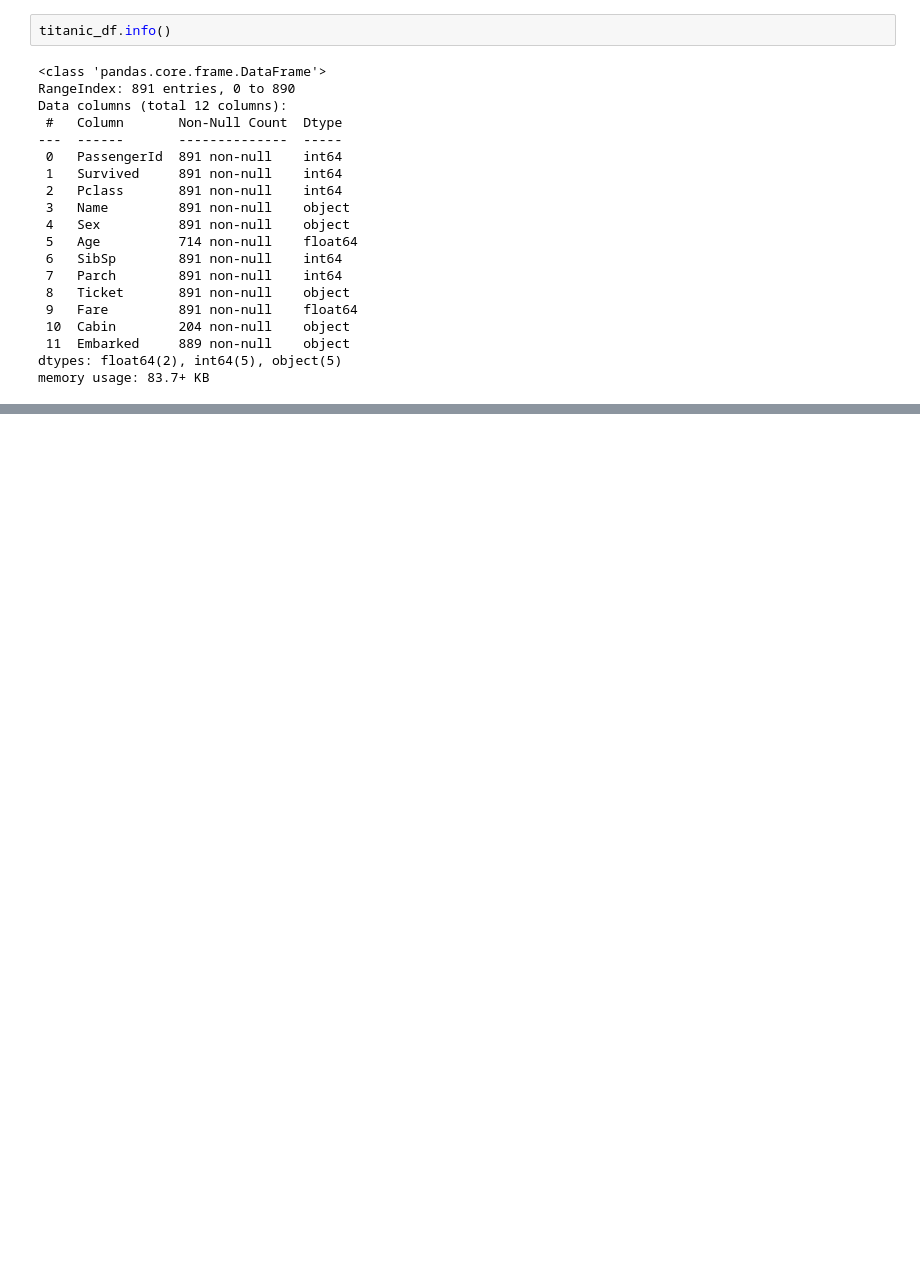
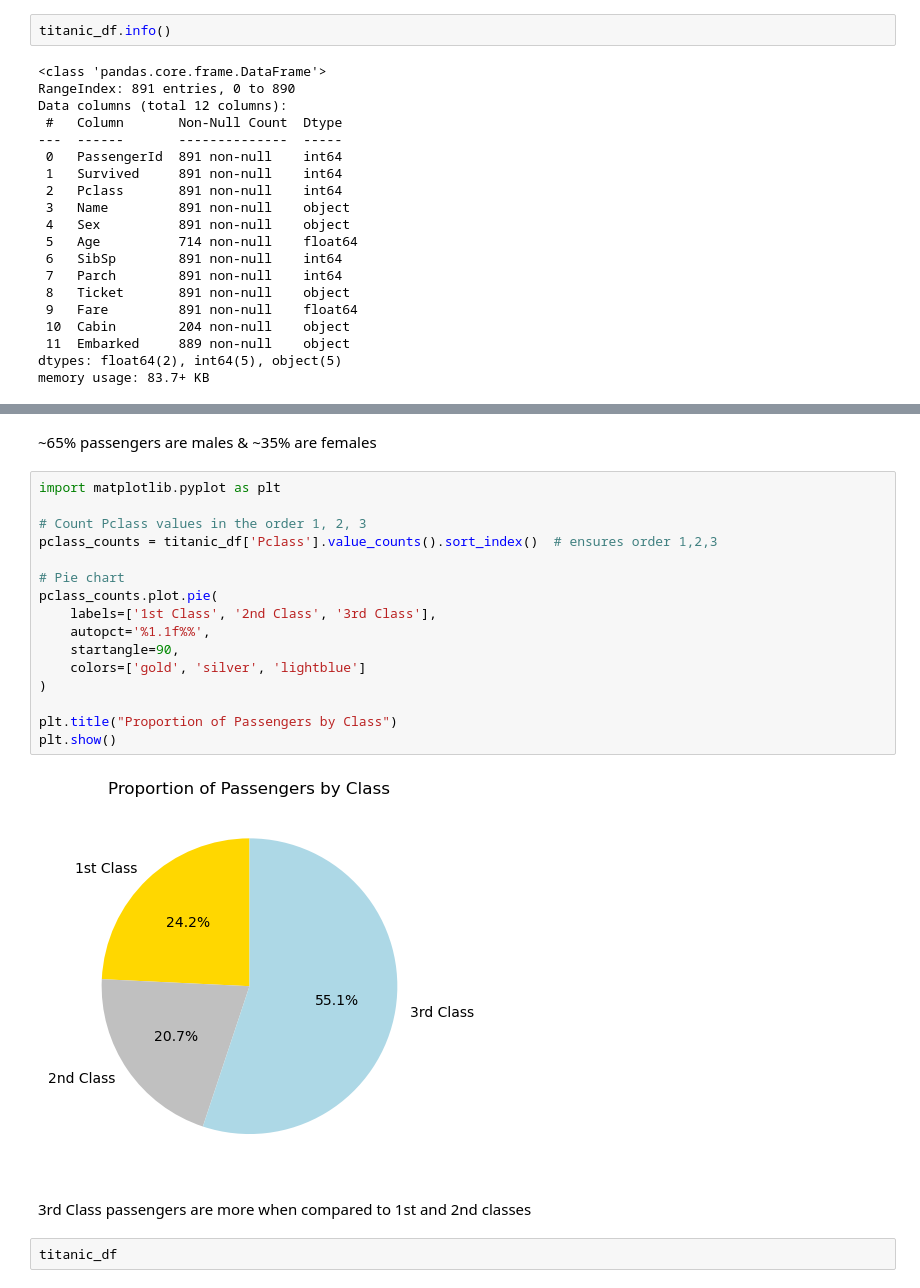
Before and after one commit to dinesh-paladugula/gfg_21projects_21days, a Jupyter notebook: Titanic_Survival_Analysis.ipynb, the cells around one changed output, grey strips where cells are left out. Saved outputs shown, nothing was run; the diff lists cells and outputs as text; blank space fills up the shorter version.

```diff
--- a/Titanic_Survival_Analysis.ipynb
+++ b/Titanic_Survival_Analysis.ipynb
@@ -84,0 +209,24 @@ titanic_df.describe()
+# %% [markdown]
+~65% passengers are males & ~35% are females
+# %%
+import matplotlib.pyplot as plt
+
+# Count Pclass values in the order 1, 2, 3
+pclass_counts = titanic_df['Pclass'].value_counts().sort_index()  # ensures order 1,2,3
+
+# Pie chart
+pclass_counts.plot.pie(
+    labels=['1st Class', '2nd Class', '3rd Class'],
+    autopct='%1.1f%%',
+    startangle=90,
+    colors=['gold', 'silver', 'lightblue']
+)
+
+plt.title("Proportion of Passengers by Class")
+plt.show()
+# %% [output]
+[figure, added]
+# %% [markdown]
+3rd Class passengers are more when compared to 1st and 2nd classes
+# %%
+titanic_df
```
Also changed, not shown: parts of 17 cells of this notebook.
